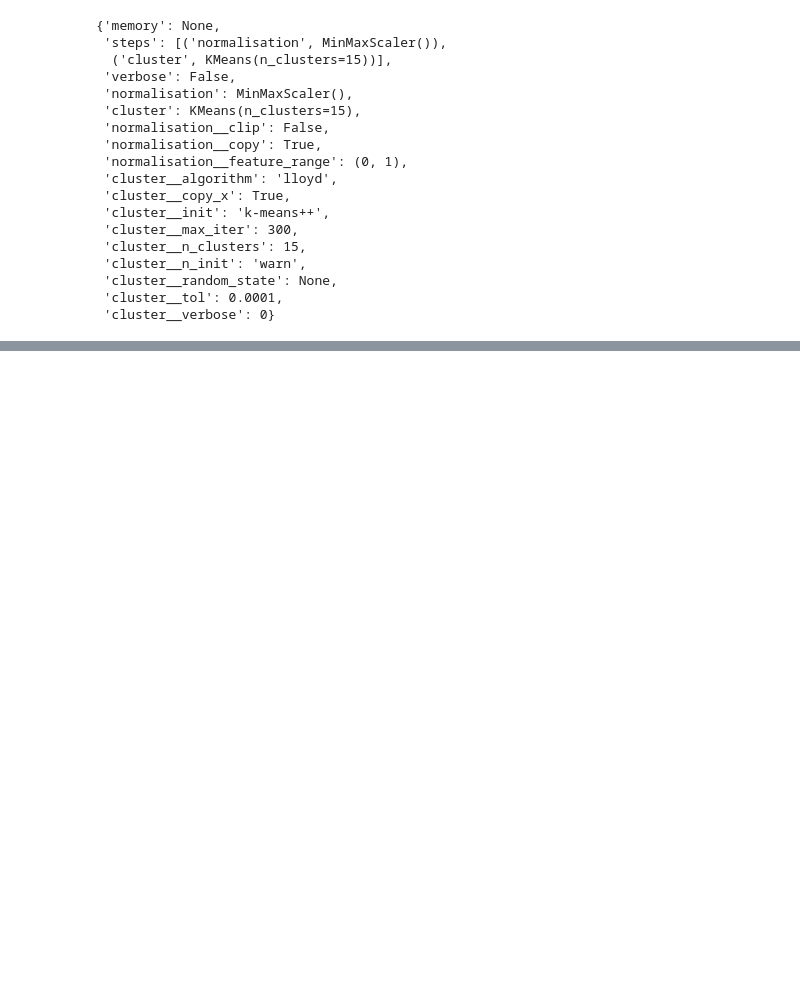
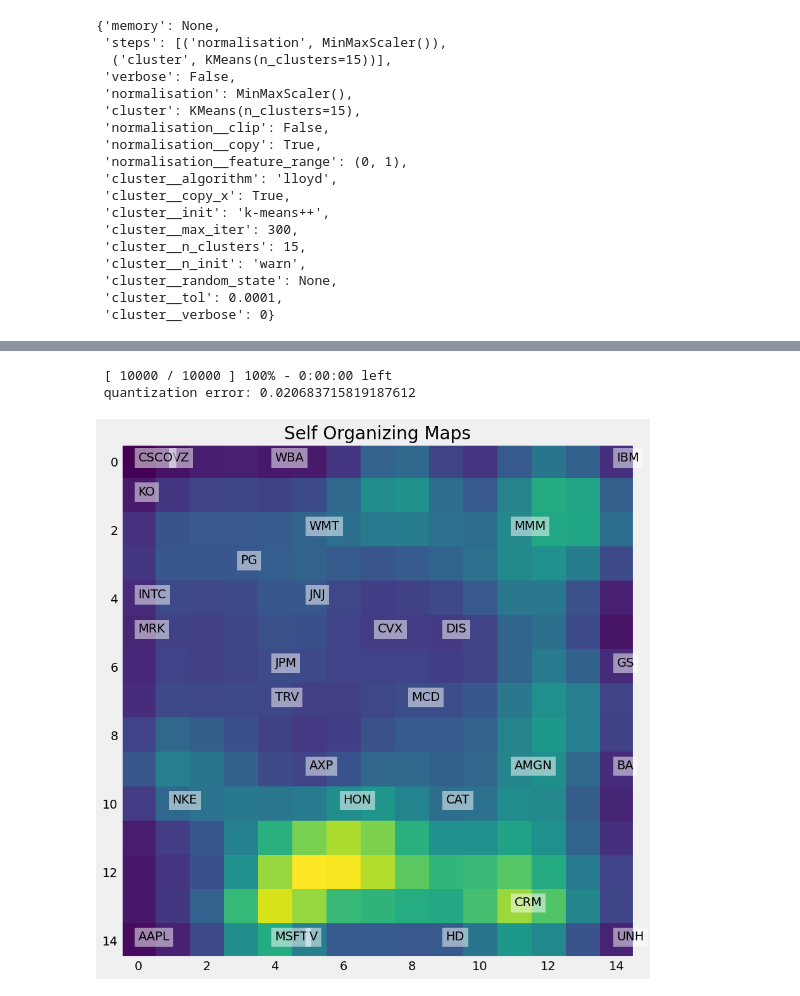
Before and after one commit to robonesky/oreilly, a Jupyter notebook: RM Lab Notes 12 202301 cohort.ipynb, the cells around one changed output, grey strips where cells are left out. Cells and saved outputs as stored; diff of their text form; code cells hidden in the pictures; blank space fills up the shorter version.

```diff
--- a/RM Lab Notes 12 202301 cohort.ipynb
+++ b/RM Lab Notes 12 202301 cohort.ipynb
@@ -474,0 +574,9 @@ OSError: ignored
+# %%
+# So are these findings consistent with what we saw in KNN?
+# Here we output basically the 'cell' that each stock is in.  "Related stocks"
+# should be close by, unrelated stocks should be far apart
+
+# List the corresponding companies
+for ix in range(len(X)):
+    winner = som.winner(X[ix])
+    print(winner[0], winner[1], df['Companies Name'][ix])
@@ -474,0 +627,19 @@ OSError: ignored
+# %%
+som = MiniSom(15, 15, 2, learning_rate = 0.5, sigma = 5, random_seed = 42)
+
+som.random_weights_init(X)
+
+som.train_batch(X, 10000, verbose = True)
+
+# Plot SOM
+plt.figure(figsize=(20, 10))
+for ix in range(len(X)):
+    winner = som.winner(X[ix])
+    plt.text(winner[0], winner[1], df.Companies[ix], bbox=dict(facecolor='white', alpha=0.5, lw=0))
+plt.imshow(som.distance_map())
+plt.grid(False)
+plt.title('Self Organizing Maps');
+# %% [output]
+ [ 10000 / 10000 ] 100% - 0:00:00 left
+ quantization error: 0.020683715819187612
+[figure, added]
```
Also changed, not shown: parts of 18 cells of this notebook.
